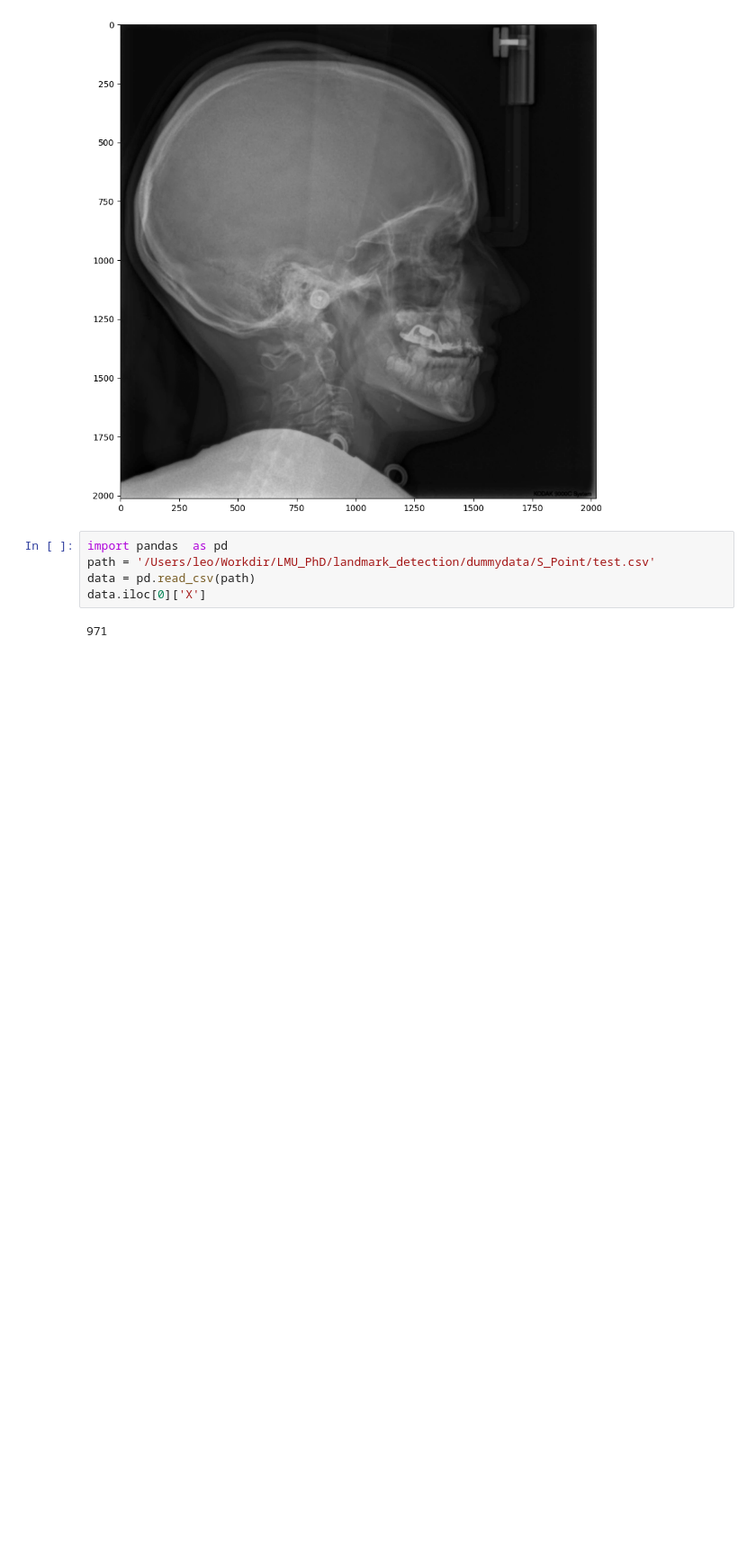
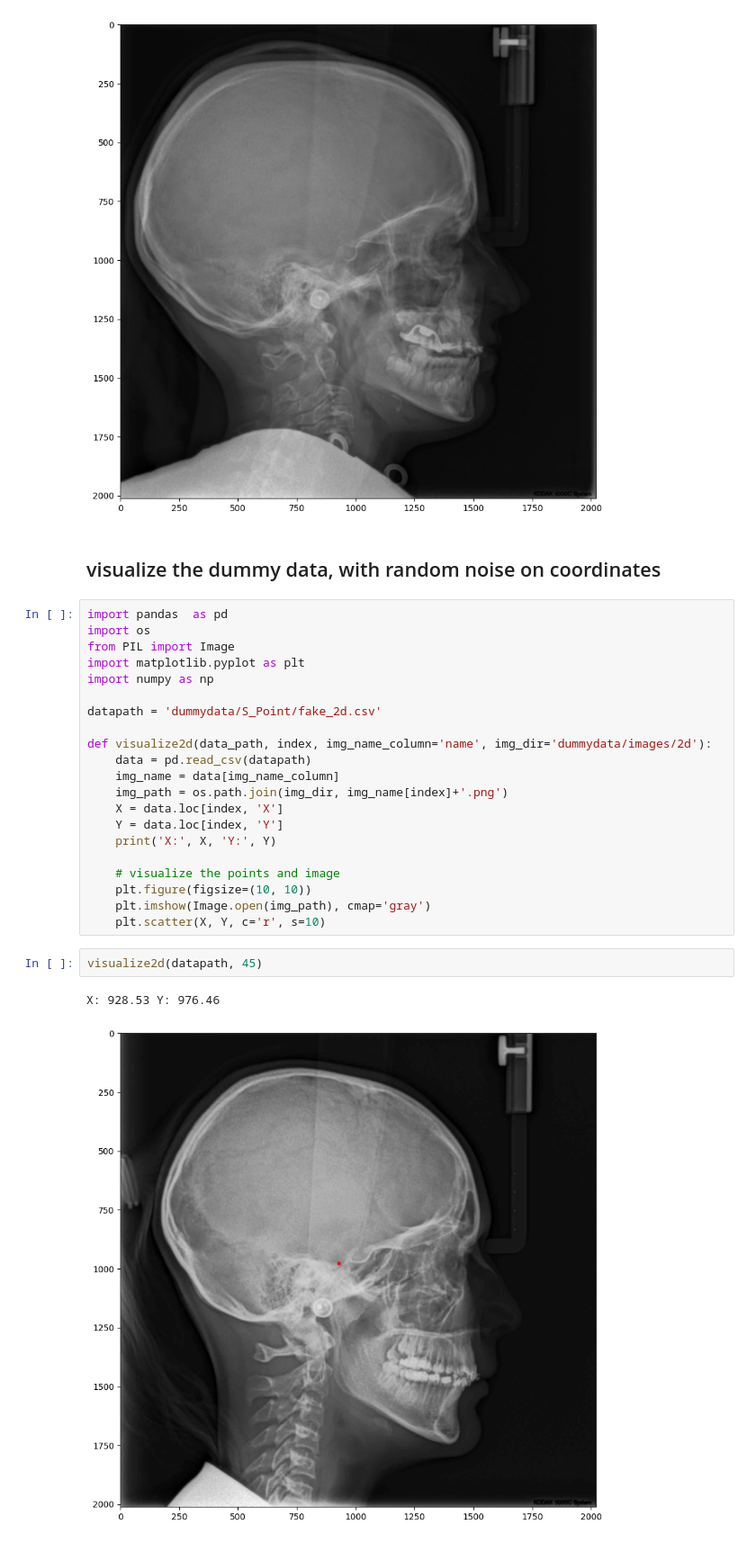
Before and after one commit to Leooo-Shen/landmark, a Jupyter notebook: visualize.ipynb, the cells around one changed output. Shown at 90% size. Saved outputs shown, nothing was run; the diff lists cells and outputs as text; blank space fills up the shorter version.

Commit message:
change 3d dummy data, change dataset

```diff
--- a/visualize.ipynb
+++ b/visualize.ipynb
@@ -223,10 +223,31 @@ plt.imshow(interpolated_image, cmap='gray')
 # %% [output]
 <matplotlib.image.AxesImage at 0x...>
 [figure]
-# %%
-import pandas  as pd
-path = '/Users/leo/Workdir/LMU_PhD/landmark_detection/dummydata/S_Point/test.csv'
-data = pd.read_csv(path)
-data.iloc[0]['X']
-# %% [output]
-971
+# %% [markdown]
+## visualize the dummy data, with random noise on coordinates
+# %%
+import pandas  as pd
+import os
+from PIL import Image
+import matplotlib.pyplot as plt
+import numpy as np
+
+datapath = 'dummydata/S_Point/fake_2d.csv'
+
+def visualize2d(data_path, index, img_name_column='name', img_dir='dummydata/images/2d'):
+    data = pd.read_csv(datapath)
+    img_name = data[img_name_column]
+    img_path = os.path.join(img_dir, img_name[index]+'.png')
+    X = data.loc[index, 'X']
+    Y = data.loc[index, 'Y']
+    print('X:', X, 'Y:', Y)
+
+    # visualize the points and image
+    plt.figure(figsize=(10, 10))
+    plt.imshow(Image.open(img_path), cmap='gray')
+    plt.scatter(X, Y, c='r', s=10)
+# %%
+visualize2d(datapath, 45)
+# %% [output]
+X: 928.53 Y: 976.46
+[figure, added]
```
Also changed, not shown: 21 other files.
